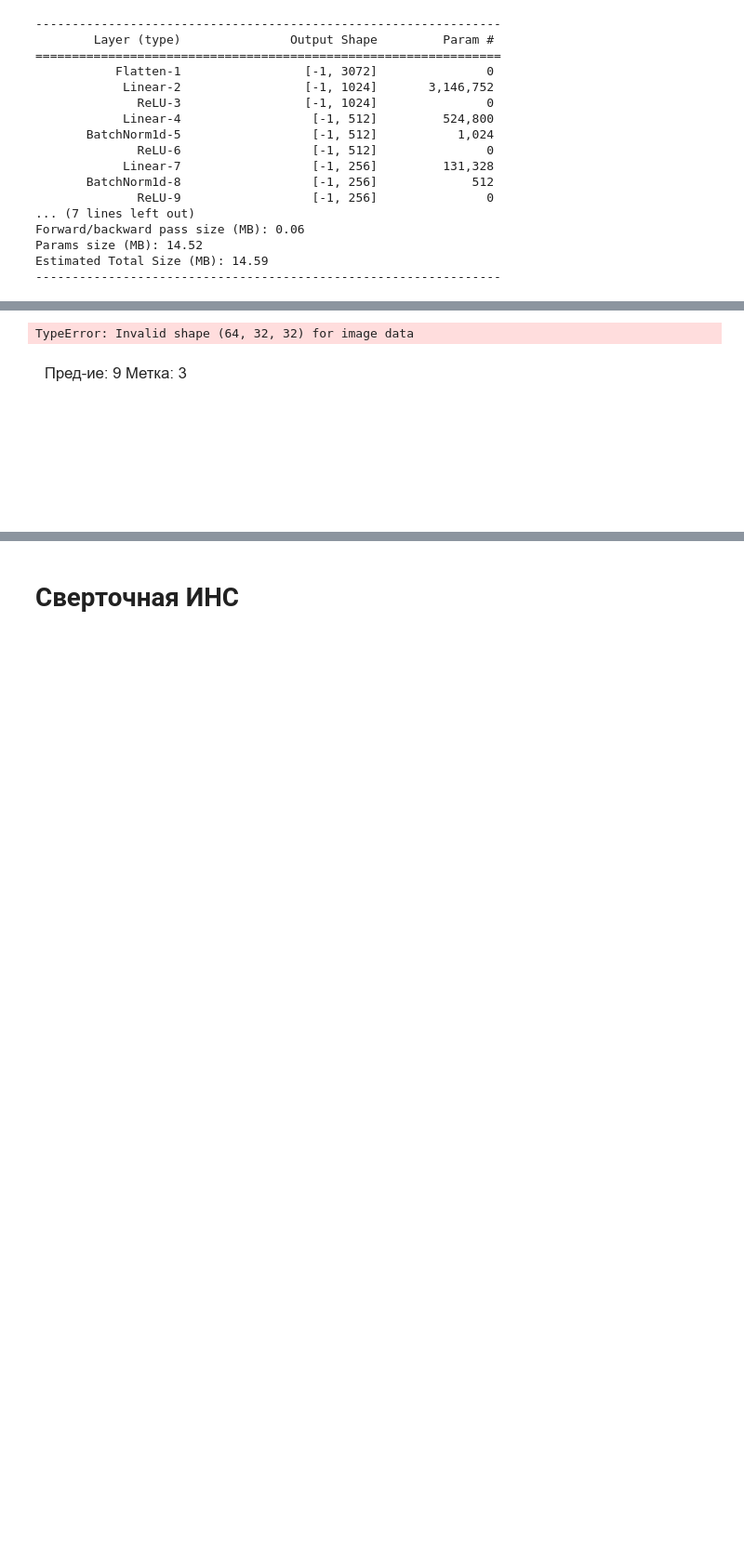
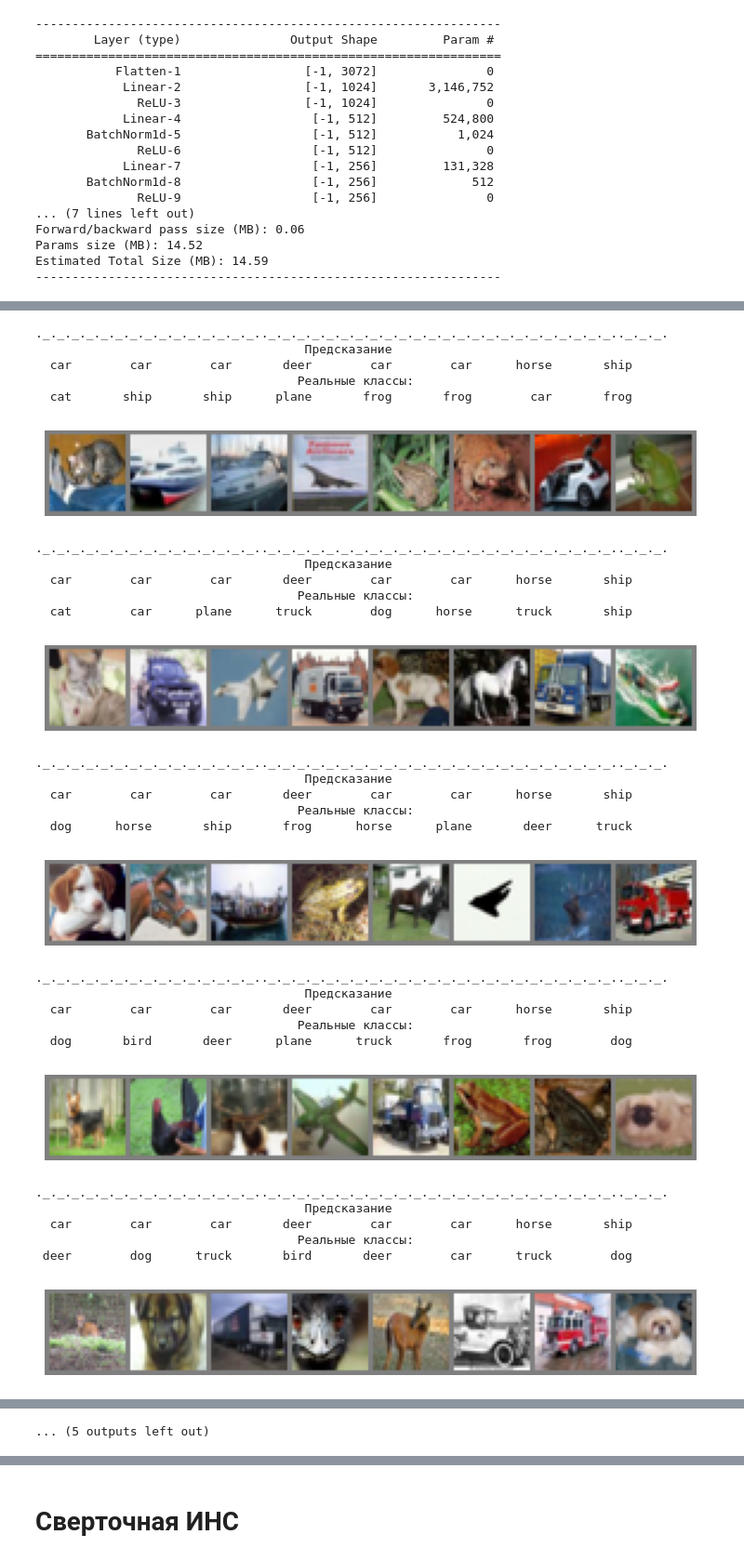
Before and after one commit to ex3del/Pad_jupiter, a Jupyter notebook: cifar_final.ipynb, the cells around one changed output, grey strips where cells are left out. Shown at 93% size. Drawn from its saved outputs; the diff is of its cells as text; code cells hidden in the pictures; blank space fills up the shorter version.

```diff
--- a/cifar_final.ipynb
+++ b/cifar_final.ipynb
@@ -349,5 +349,6 @@ pred = pred[:64].detach()
 print("Предсказание для первого образца:\n", pred[0])
 digits = np.argmax(pred.cpu().numpy(), axis=1)
 print("Предсказанный класс: ", digits[0])
+lb = labels.numpy()
 # %% [output]
 Предсказание для первого образца:
@@ -381,30 +358,46 @@ imshow(torchvision.utils.make_grid(imgs[:10], nrow=10))
-# %%
-plt.figure(figsize=(20, 15))
-for i in range(64):
-    img = imgs[i]
-
-    plt.subplot(4, 10, i + 1)
-    plt.title(
-        "Пред-ие: " + str(digits[i]) + " Метка: " + str(labels[i].numpy())
-    )  # predicted and real values
-    plt.axis("off")
-    plt.imshow(img.numpy(), cmap="gray")
-# %% [output]
-TypeError: Invalid shape (64, 32, 32) for image data
-[figure, removed]
-# %%
-def imshow(img):
-    img = img / 2 + 0.5     # unnormalize
-    npimg = img.numpy()
-    plt.imshow(np.transpose(npimg, (1, 2, 0)))
-    plt.show()
-
-# get some random training images
-dataiter = iter(train_dataloader)
-images, labels = next(dataiter)
-
-# show images
-
-imshow(torchvision.utils.make_grid(images[:10], nrow=10))
-# print labels
-print(' '.join('%5s' % classes[labels[j]] for j in range(10)))
+# %%
+print('._._._._._._._._._._._._._._._.._._._._._._._._._._._._._._._._._._._._._._._._.._._._.')
+for k in range(1,9):
+    images = imgs[((k-1)*8):(k*8)]
+    digts = digits[((k-1)*8):(k*8)]
+    lbls = lb[((k-1)*8):(k*8)]
+    figure = plt.figure(figsize=(85,95))
+    plt.subplot(1, 8, i)
+    plt.axis("off")
+    print("                                     Предсказание")
+    print('      '.join('%5s' % classes[digits[j]] for j in range(8)))
+    print("                                    Реальные классы:")
+    print('      '.join('%5s' % classes[lbls[j]] for j in range(8)))
+    imshow(torchvision.utils.make_grid(images[:8], nrow=10))
+    print('._._._._._._._._._._._._._._._.._._._._._._._._._._._._._._._._._._._._._._._._.._._._.')
+# %% [output]
+._._._._._._._._._._._._._._._.._._._._._._._._._._._._._._._._._._._._._._._._.._._._.
+                                     Предсказание
+  car        car        car       deer        car        car      horse       ship
+                                    Реальные классы:
+  cat       ship       ship      plane       frog       frog        car       frog
+[figure, added]
+._._._._._._._._._._._._._._._.._._._._._._._._._._._._._._._._._._._._._._._._.._._._.
+                                     Предсказание
+  car        car        car       deer        car        car      horse       ship
+                                    Реальные классы:
+  cat        car      plane      truck        dog      horse      truck       ship
+[figure, added]
+._._._._._._._._._._._._._._._.._._._._._._._._._._._._._._._._._._._._._._._._.._._._.
+                                     Предсказание
+  car        car        car       deer        car        car      horse       ship
+                                    Реальные классы:
+  dog      horse       ship       frog      horse      plane       deer      truck
+[figure, added]
+._._._._._._._._._._._._._._._.._._._._._._._._._._._._._._._._._._._._._._._._.._._._.
+                                     Предсказание
+  car        car        car       deer        car        car      horse       ship
+                                    Реальные классы:
+  dog       bird       deer      plane      truck       frog       frog        dog
+[figure, added]
+._._._._._._._._._._._._._._._.._._._._._._._._._._._._._._._._._._._._._._._._.._._._.
+                                     Предсказание
+  car        car        car       deer        car        car      horse       ship
+                                    Реальные классы:
+ deer        dog      truck       bird       deer        car      truck        dog
+[figure, added]
@@ -410,0 +410 @@ print(' '.join('%5s' % classes[labels[j]] for j in range(10)))
+... (5 outputs left out)
```
Also changed, not shown: parts of 12 cells of this notebook, 1 other file.
